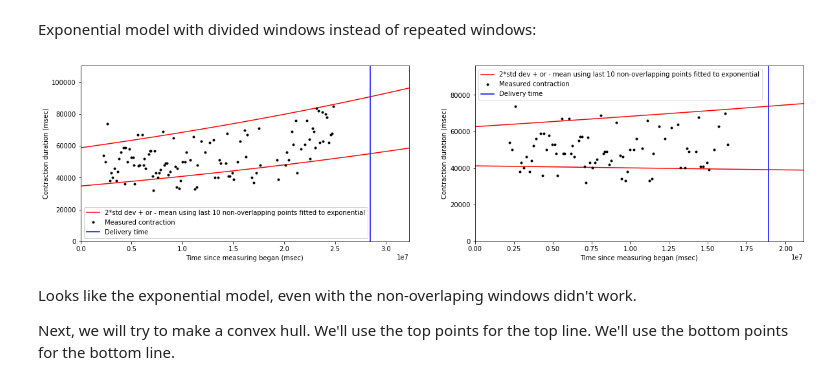
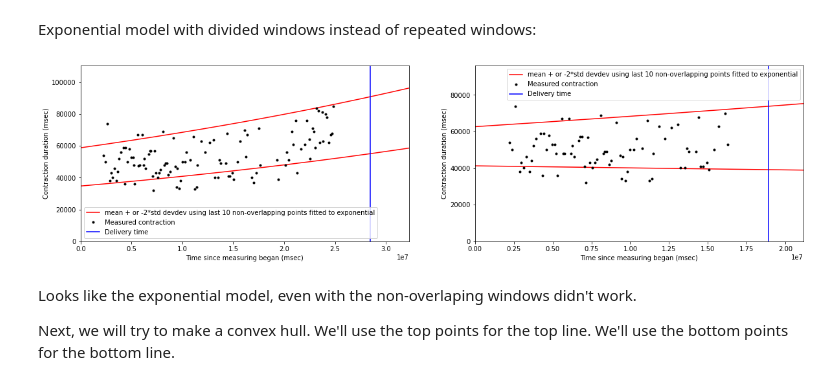
Before and after one commit to josephmate/PredictBabyDelivery, a Jupyter notebook: analysis.ipynb, the cells around one changed output. Drawn from its saved outputs; the diff is of its cells as text; code cells hidden in the pictures.

Commit message:
fixed typos in label

```diff
--- a/analysis.ipynb
+++ b/analysis.ipynb
@@ -158,7 +158,7 @@ def plot_quadratic_exponential(xs, ys, label=None):
 
 for i in range(0, len(datasets)):
   plt.subplot(SUB_PLOT_ROWS, SUB_PLOT_COLS, i+1)
-  label_str = str(NUM_SIGMAS) + "*std dev + or - mean using last " + str(WINDOW_SIZE) + " points fitted to quadtratic exponential"
+  label_str = "mean + or -" +str(NUM_SIGMAS) + "*std dev using last " + str(WINDOW_SIZE) + " points fitted to quadtratic exponential"
   plot_quadratic_exponential(windowed_time_msec_datasets[i], mean_upper_datasets[i], label=label_str)
   plot_quadratic_exponential(windowed_time_msec_datasets[i], mean_lower_datasets[i])
 plot_datasets()
@@ -182,7 +182,7 @@ def plot_linear(xs, ys, label=None):
 
 for i in range(0, len(datasets)):
   plt.subplot(SUB_PLOT_ROWS, SUB_PLOT_COLS, i+1)
-  label_str = str(NUM_SIGMAS) + "*std dev + or - mean using last " + str(WINDOW_SIZE) + " points fitted to linear"
+  label_str = "mean + or -" +str(NUM_SIGMAS) + "*std dev using last " + str(WINDOW_SIZE) + " points fitted to linear"
   plot_linear(windowed_time_msec_datasets[i], mean_upper_datasets[i], label=label_str)
   plot_linear(windowed_time_msec_datasets[i], mean_lower_datasets[i])
 plot_datasets()
@@ -206,7 +206,7 @@ def plot_quadratic(xs, ys, label=None):
 
 for i in range(0, len(datasets)):
   plt.subplot(SUB_PLOT_ROWS, SUB_PLOT_COLS, i+1)
-  label_str = str(NUM_SIGMAS) + "*std dev + or - mean using last " + str(WINDOW_SIZE) + " points fitted to quadratic"
+  label_str = "mean + or -" +str(NUM_SIGMAS) + "*std dev using last " + str(WINDOW_SIZE) + " points fitted to quadratic"
   plot_quadratic(windowed_time_msec_datasets[i], mean_upper_datasets[i], label=label_str)
   plot_quadratic(windowed_time_msec_datasets[i], mean_lower_datasets[i])
 plot_datasets()
@@ -242,7 +242,7 @@ for i in range(0, len(datasets)):
 
 for i in range(0, len(datasets)):
   plt.subplot(SUB_PLOT_ROWS, SUB_PLOT_COLS, i+1)
-  label_str = str(NUM_SIGMAS) + "*std dev + or - mean using last " + str(WINDOW_SIZE) + " non-overlapping points"
+  label_str = "mean + or -" +str(NUM_SIGMAS) + "*std dev using last " + str(WINDOW_SIZE) + " non-overlapping points"
   plt.plot(divided_windowed_time_msec_datasets[i], divided_window_mean_upper_datasets[i], '.', color='red', label=label_str)
   plt.plot(divided_windowed_time_msec_datasets[i], divided_window_mean_lower_datasets[i], '.', color='red')
 plot_datasets()
@@ -253,13 +253,13 @@ Exponential model with divided windows instead of repeated windows:
 # %%
 
 for i in range(0, len(datasets)):
   plt.subplot(SUB_PLOT_ROWS, SUB_PLOT_COLS, i+1)
-  label_str = str(NUM_SIGMAS) + "*std dev + or - mean using last " + str(WINDOW_SIZE) + " non-overlapping points fitted to exponential"
+  label_str = "mean + or -" +str(NUM_SIGMAS) + "*std devdev using last " + str(WINDOW_SIZE) + " non-overlapping points fitted to exponential"
   plot_exponential(divided_windowed_time_msec_datasets[i], divided_window_mean_upper_datasets[i], label=label_str)
   plot_exponential(divided_windowed_time_msec_datasets[i], divided_window_mean_lower_datasets[i])
 plot_datasets()
 # %% [output]
-[figure, old version]
+[figure, new version]
 # %% [markdown]
 Looks like the exponential model, even with the non-overlaping windows didn't work.
 
```
Also changed, not shown: parts of 7 cells of this notebook.
